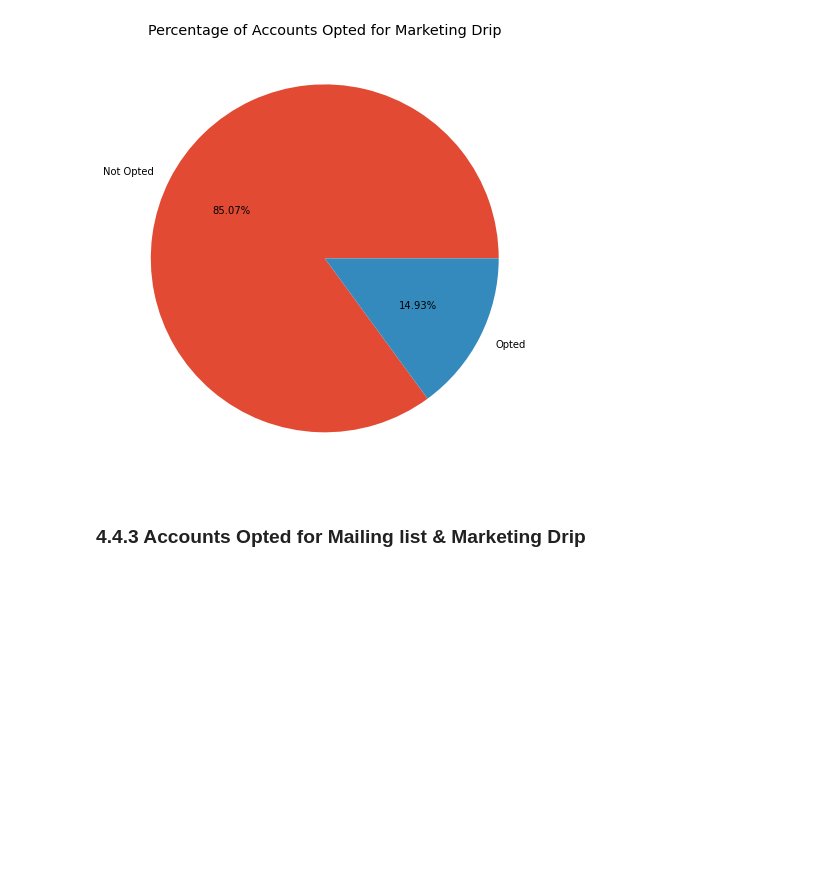
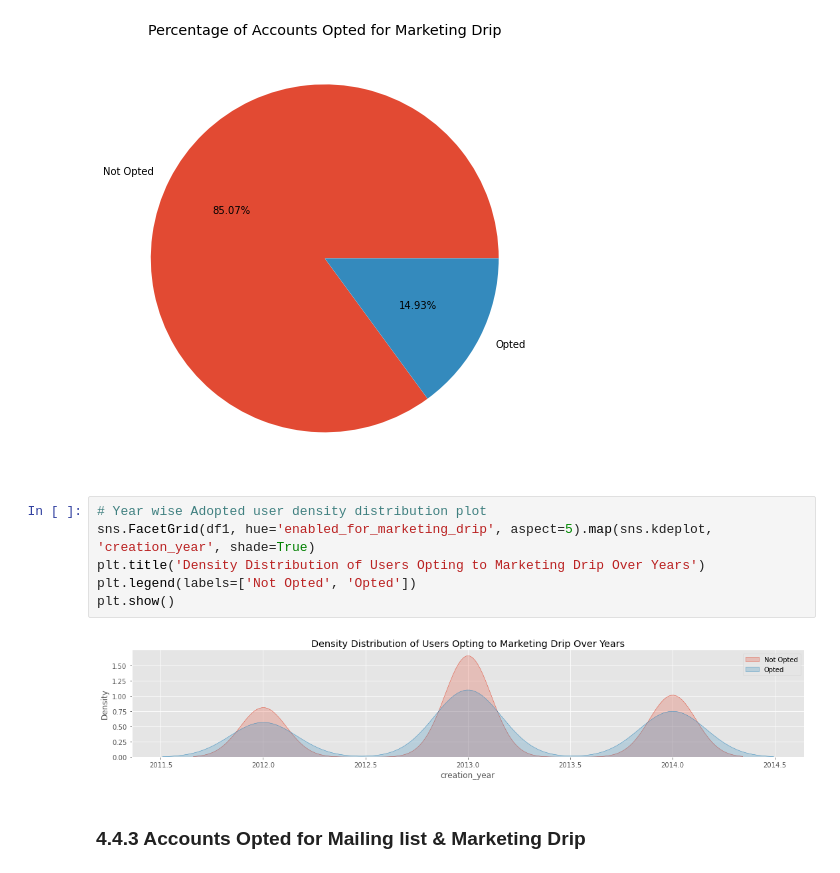
Before and after one commit to Jeyramana/GUVI_Assignments, a Jupyter notebook: Assignment_3/user.ipynb, the cells around one changed output. Cells and saved outputs as stored; diff of their text form; blank space fills up the shorter version.

```diff
--- a/Assignment_3/user.ipynb
+++ b/Assignment_3/user.ipynb
@@ -904,6 +928,14 @@ plt.title('Percentage of Accounts Opted for Marketing Drip')
 plt.show()
 # %% [output]
 [figure]
+# %%
+# Year wise Adopted user density distribution plot
+sns.FacetGrid(df1, hue='enabled_for_marketing_drip', aspect=5).map(sns.kdeplot, 'creation_year', shade=True)
+plt.title('Density Distribution of Users Opting to Marketing Drip Over Years')
+plt.legend(labels=['Not Opted', 'Opted'])
+plt.show()
+# %% [output]
+[figure, added]
 # %% [markdown]
 ### 4.4.3 Accounts Opted for Mailing list & Marketing Drip
 # %%
```
Also changed, not shown: parts of 9 cells of this notebook.
